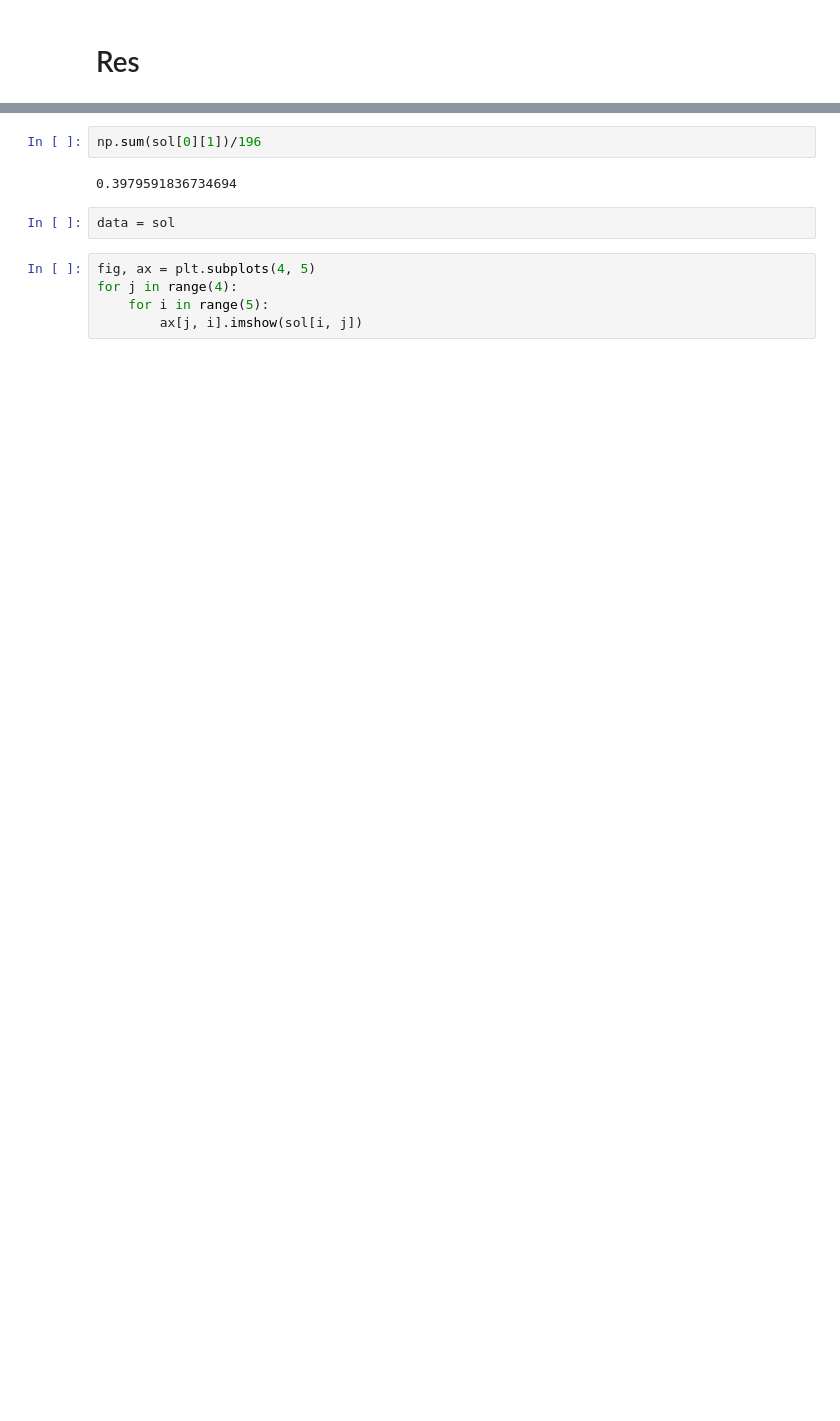
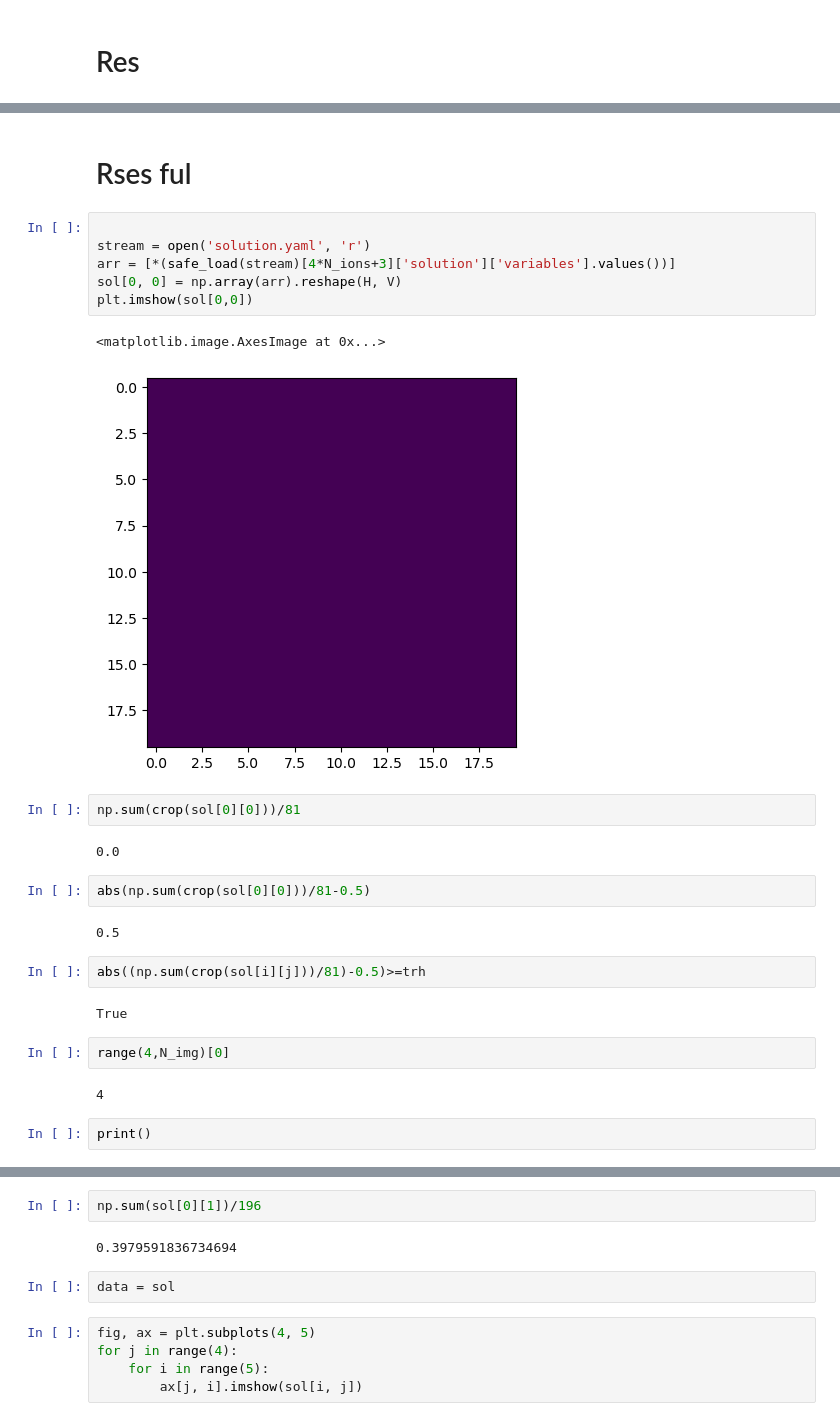
Before and after one commit to KPA927/FianQ, a Jupyter notebook: Задача 2_ Классификация ионов/ion_segment.ipynb, the cells around one changed output, grey strips where cells are left out. Drawn from its saved outputs; the diff is of its cells as text; blank space fills up the shorter version.

```diff
--- a/Задача 2_ Классификация ионов/ion_segment.ipynb
+++ b/Задача 2_ Классификация ионов/ion_segment.ipynb
@@ -207,0 +238,29 @@ for j in range(4):
+# %% [markdown]
+# Rses ful
+# %%
+
+stream = open('solution.yaml', 'r')
+arr = [*(safe_load(stream)[4*N_ions+3]['solution']['variables'].values())]
+sol[0, 0] = np.array(arr).reshape(H, V)
+plt.imshow(sol[0,0])
+# %% [output]
+<matplotlib.image.AxesImage at 0x...>
+[figure, added]
+# %%
+np.sum(crop(sol[0][0]))/81
+# %% [output]
+0.0
+# %%
+abs(np.sum(crop(sol[0][0]))/81-0.5)
+# %% [output]
+0.5
+# %%
+abs((np.sum(crop(sol[i][j]))/81)-0.5)>=trh
+# %% [output]
+True
+# %%
+range(4,N_img)[0]
+# %% [output]
+4
+# %%
+print()
```
Also changed, not shown: parts of 16 cells of this notebook, 4 other files.
